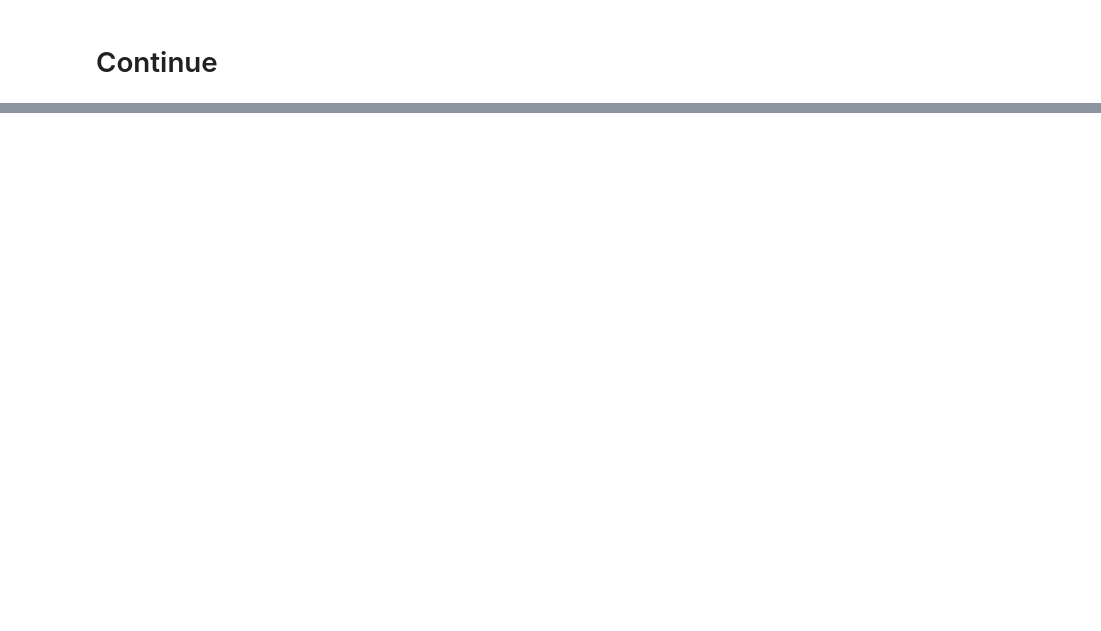
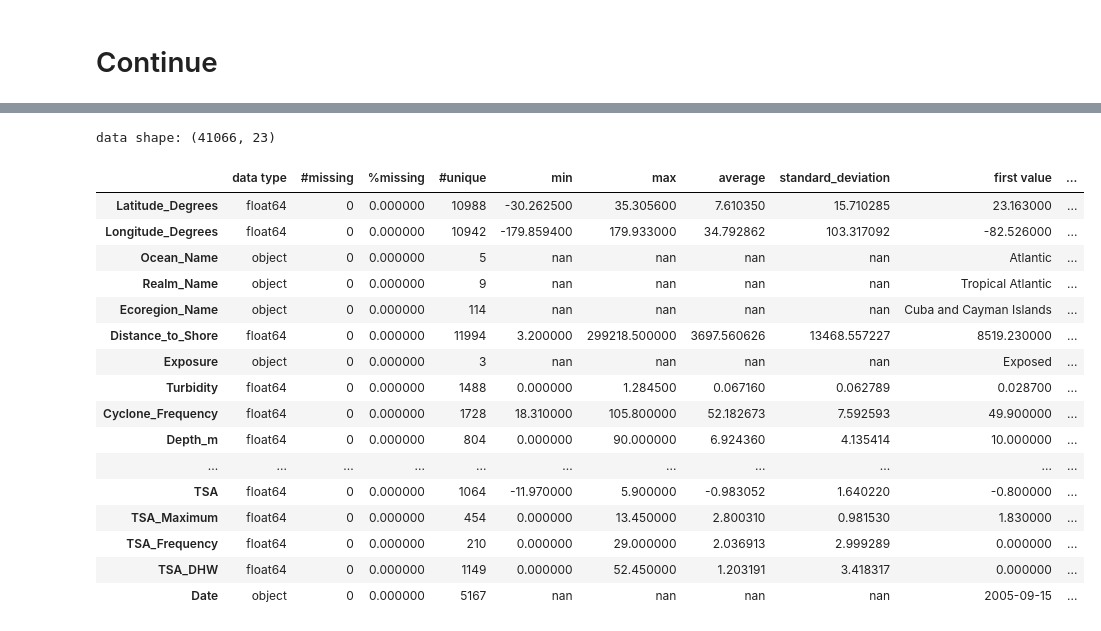
Before and after one commit to xlumzee/Temperature-and-Coral-Bleaching, a Jupyter notebook: notebooks/DataPreprocessing.ipynb, the cells around one changed output, grey strips where cells are left out. Drawn from its saved outputs; the diff is of its cells as text; code cells hidden in the pictures; blank space fills up the shorter version.

```diff
--- a/notebooks/DataPreprocessing.ipynb
+++ b/notebooks/DataPreprocessing.ipynb
@@ -965,3 +996,20 @@ df_filtered
+# %%
+# Drop irrelevant columns from the dataset
+
+# Identify columns to drop
+columns_to_drop = [
+    'Country_Name', 'State_Island_Province_Name',
+    'City_Town_Name', 'Date_Day', 'Date_Month', 'Date_Year',
+    'Temperature_Minimum', 'Temperature_Kelvin_Standard_Deviation', 'SSTA_Standard_Deviation',
+    'SSTA_Minimum', 'SSTA_FrequencyMax', 'SSTA_DHW_Standard_Deviation', 'SSTA_DHWMax', 'SSTA_DHWMean',
+    'SSTA_Frequency_Standard_Deviation', 'SSTA_FrequencyMean', 'TSA_Standard_Deviation', 'TSA_Minimum',
+    'TSA_Frequency_Standard_Deviation', 'TSA_FrequencyMean', 'TSA_FrequencyMax', 'TSA_DHW_Standard_Deviation',
+    'TSA_DHWMax', 'TSA_DHWMean', 'ClimSST',
+    'SSTA_Mean', 'TSA_Mean', 'Percent_Cover', 'Temperature_Mean'
+]
+
+# Drop the columns
+df_clean = df_filtered.drop(columns=columns_to_drop)
 # %% [markdown]
 # Continue
 # %%
@@ -1013 +1036,22 @@ df_filtered.T
+# %%
+summary(df_clean).style.background_gradient(cmap='YlOrBr')
+# %% [output]
+data shape: (41066, 23)
+|  | data type | #missing | %missing | #unique | min | max | average | standard_deviation | first value | ... |
+| Latitude_Degrees | float64 | 0 | 0.000000 | 10988 | -30.262500 | 35.305600 | 7.610350 | 15.710285 | 23.163000 | ... |
+| Longitude_Degrees | float64 | 0 | 0.000000 | 10942 | -179.859400 | 179.933000 | 34.792862 | 103.317092 | -82.526000 | ... |
+| Ocean_Name | object | 0 | 0.000000 | 5 | nan | nan | nan | nan | Atlantic | ... |
+| Realm_Name | object | 0 | 0.000000 | 9 | nan | nan | nan | nan | Tropical Atlantic | ... |
+| Ecoregion_Name | object | 0 | 0.000000 | 114 | nan | nan | nan | nan | Cuba and Cayman Islands | ... |
+| Distance_to_Shore | float64 | 0 | 0.000000 | 11994 | 3.200000 | 299218.500000 | 3697.560626 | 13468.557227 | 8519.230000 | ... |
+| Exposure | object | 0 | 0.000000 | 3 | nan | nan | nan | nan | Exposed | ... |
+| Turbidity | float64 | 0 | 0.000000 | 1488 | 0.000000 | 1.284500 | 0.067160 | 0.062789 | 0.028700 | ... |
+| Cyclone_Frequency | float64 | 0 | 0.000000 | 1728 | 18.310000 | 105.800000 | 52.182673 | 7.592593 | 49.900000 | ... |
+| Depth_m | float64 | 0 | 0.000000 | 804 | 0.000000 | 90.000000 | 6.924360 | 4.135414 | 10.000000 | ... |
+| ... | ... | ... | ... | ... | ... | ... | ... | ... | ... | ... |
+| TSA | float64 | 0 | 0.000000 | 1064 | -11.970000 | 5.900000 | -0.983052 | 1.640220 | -0.800000 | ... |
+| TSA_Maximum | float64 | 0 | 0.000000 | 454 | 0.000000 | 13.450000 | 2.800310 | 0.981530 | 1.830000 | ... |
+| TSA_Frequency | float64 | 0 | 0.000000 | 210 | 0.000000 | 29.000000 | 2.036913 | 2.999289 | 0.000000 | ... |
+| TSA_DHW | float64 | 0 | 0.000000 | 1149 | 0.000000 | 52.450000 | 1.203191 | 3.418317 | 0.000000 | ... |
+| Date | object | 0 | 0.000000 | 5167 | nan | nan | nan | nan | 2005-09-15 | ... |
 # %%
```
Also changed, not shown: parts of 29 cells of this notebook, 2 other files.
